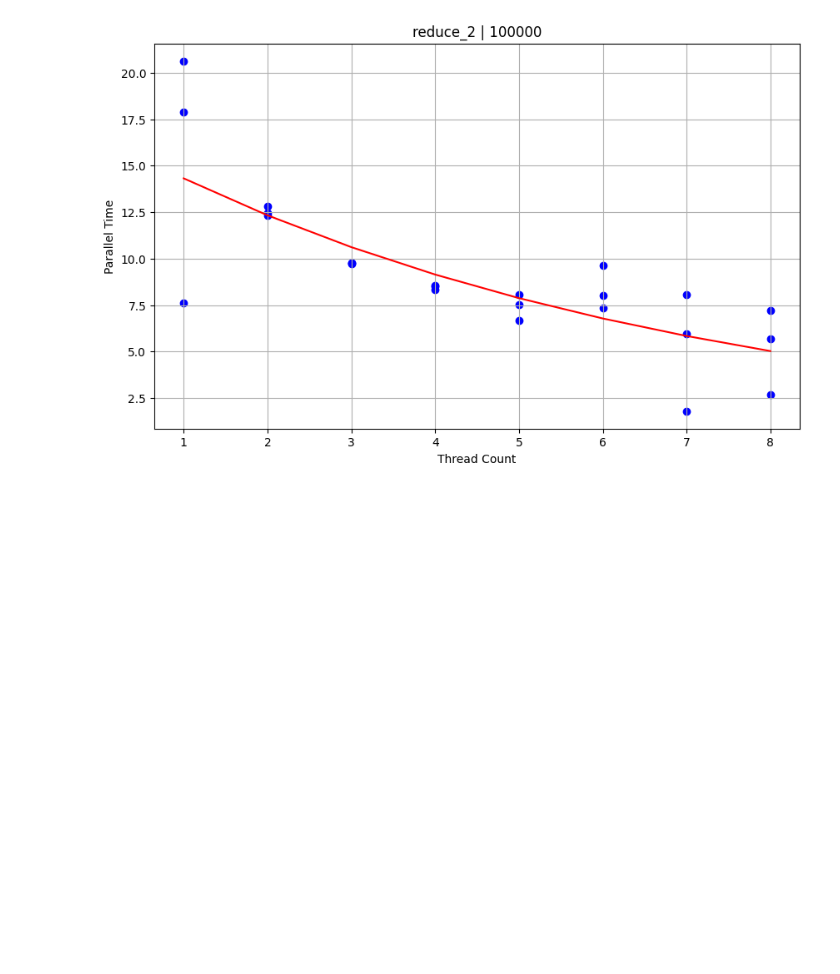
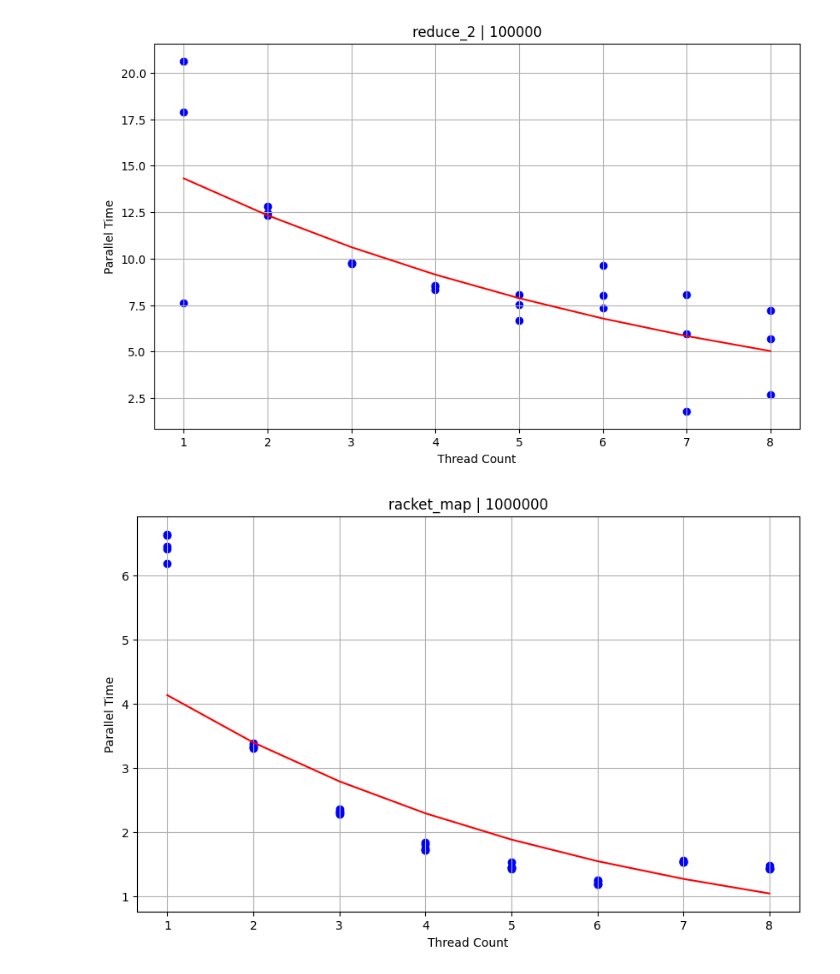
Before and after one commit to jhbarr/CSC-297, a Jupyter notebook: graph_plots.ipynb, the cells around one changed output. Cells and saved outputs as stored; diff of their text form; code cells hidden in the pictures; blank space fills up the shorter version.

Commit message:
Racket map functional

```diff
--- a/graph_plots.ipynb
+++ b/graph_plots.ipynb
@@ -4,7 +4,7 @@ import pandas as pd
 import numpy as np
 from sklearn.linear_model import LinearRegression
 # %%
-files = ['filter', 'map', 'reduce_2']
+files = ['filter', 'map', 'reduce_2', 'racket_map']
 
 for file in files:
     df = pd.read_csv(f"Web Workers/Data/{file}_data.csv")
@@ -14,30 +14,31 @@ for file in files:
     # Prepare data
     # We'll group by Thread Count to get average Parallel Time per thread
     grouped = df.groupby('Thread Count')['Parallel Time'].mean().reset_index()
     grouped['Natural Log Time'] = np.log(grouped['Parallel Time'])
 
     model = LinearRegression()
     model.fit(grouped[['Thread Count']], grouped['Natural Log Time'])
     X_pred = grouped[['Thread Count']]
     ln_pred = model.predict(X_pred)
 
     # Convert predictions back to original scale: Parallel Time = exp(predicted ln(time))
     parallel_time_pred = np.exp(ln_pred)
 
     # Create scatter plot
     plt.figure(figsize=(10, 6))
     plt.scatter(df['Thread Count'], df['Parallel Time'], color='blue')
     plt.plot(grouped['Thread Count'], parallel_time_pred, color='red', label='Regression Fit (exp model)')
 
     # Add labels and title
     plt.xlabel('Thread Count')
     plt.ylabel('Parallel Time')
     plt.title(f"{file} | {array_size}")
     plt.grid(True)
 
     # Show the plot
     plt.show()
 # %% [output]
 [figure]
 [figure]
 [figure]
+[figure, added]
```
Also changed, not shown: 2 other files.
